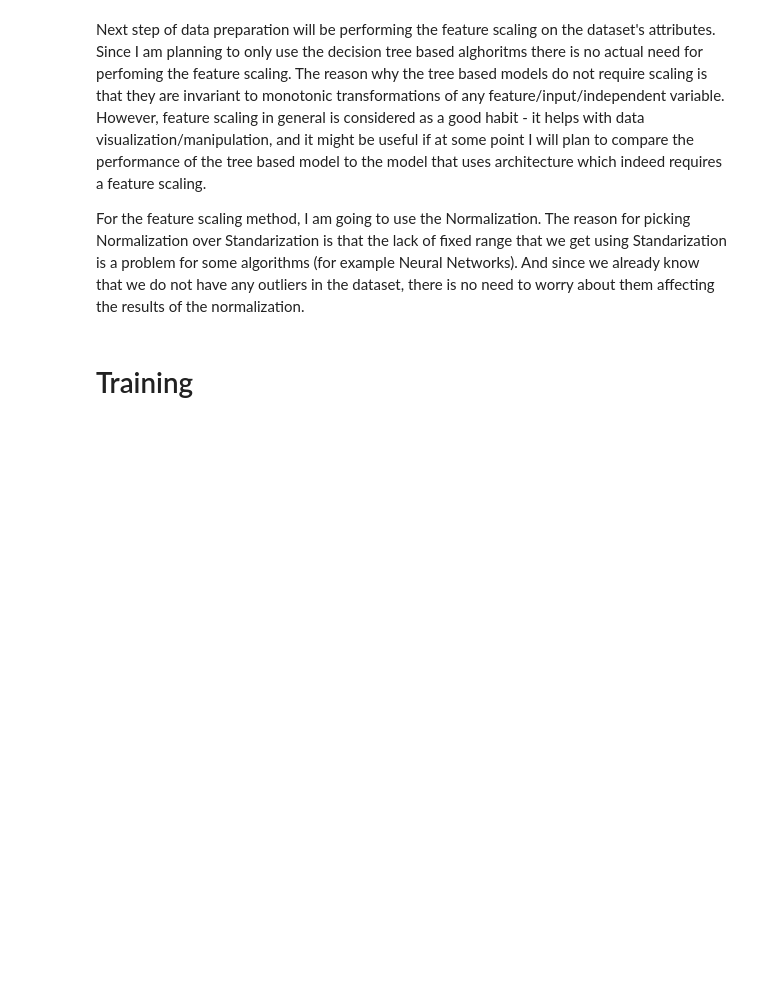
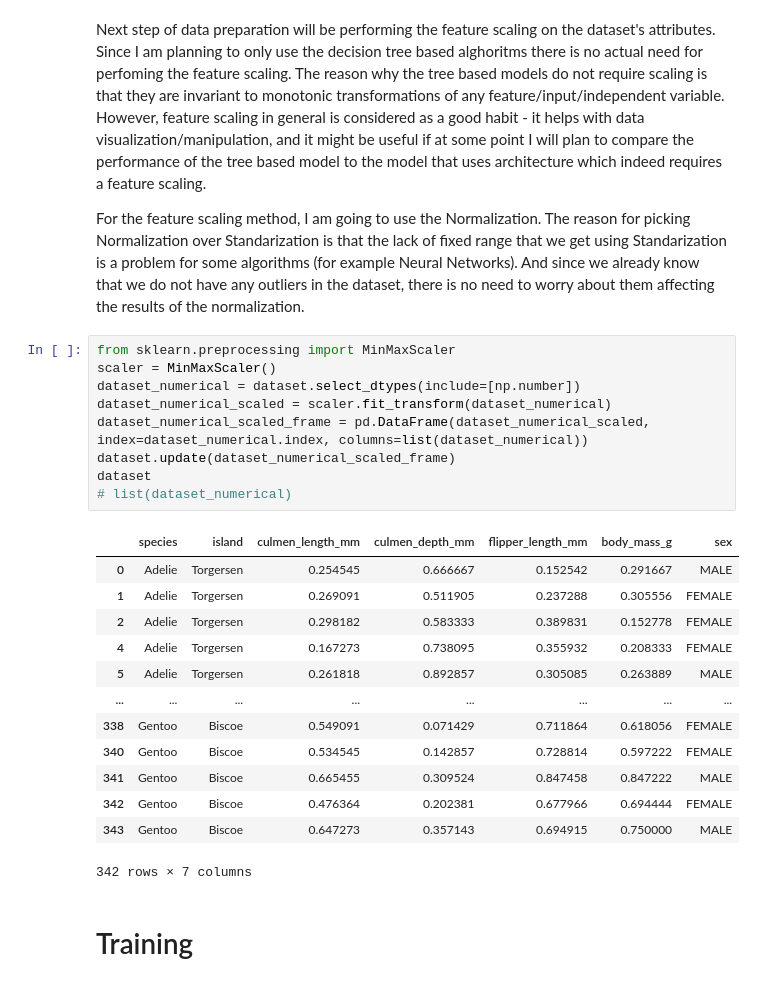
Before and after one commit to 6rishka/Palmer-Penguin, a Jupyter notebook: Palmer Penguin Classification.ipynb, the cells around one changed output. Drawn from its saved outputs; the diff is of its cells as text; blank space fills up the shorter version.

```diff
--- a/Palmer Penguin Classification.ipynb
+++ b/Palmer Penguin Classification.ipynb
@@ -264,6 +264,29 @@ We can see that all missing values in the dataset have been handled properly, so
 Next step of data preparation will be performing the feature scaling on the dataset's attributes. Since I am planning to only use the decision tree based alghoritms there is no actual need for perfoming the feature scaling. The reason why the tree based models do not require scaling is that they are invariant to monotonic transformations of any feature/input/independent variable. However, feature scaling in general is considered as a good habit - it helps with data visualization/manipulation, and it might be useful if at some point I will plan to compare the performance of the tree based model to the model that uses architecture which indeed requires a feature scaling.
 
 For the feature scaling method, I am going to use the Normalization. The reason for picking Normalization over Standarization is that the lack of fixed range that we get using Standarization is a problem for some algorithms (for example Neural Networks). And since we already know that we do not have any outliers in the dataset, there is no need to worry about them affecting the results of the normalization.
+# %%
+from sklearn.preprocessing import MinMaxScaler
+scaler = MinMaxScaler()
+dataset_numerical = dataset.select_dtypes(include=[np.number])
+dataset_numerical_scaled = scaler.fit_transform(dataset_numerical)
+dataset_numerical_scaled_frame = pd.DataFrame(dataset_numerical_scaled, index=dataset_numerical.index, columns=list(dataset_numerical))
+dataset.update(dataset_numerical_scaled_frame)
+dataset
+# list(dataset_numerical)
+# %% [output]
+|  | species | island | culmen_length_mm | culmen_depth_mm | flipper_length_mm | body_mass_g | sex |
+| 0 | Adelie | Torgersen | 0.254545 | 0.666667 | 0.152542 | 0.291667 | MALE |
+| 1 | Adelie | Torgersen | 0.269091 | 0.511905 | 0.237288 | 0.305556 | FEMALE |
+| 2 | Adelie | Torgersen | 0.298182 | 0.583333 | 0.389831 | 0.152778 | FEMALE |
+| 4 | Adelie | Torgersen | 0.167273 | 0.738095 | 0.355932 | 0.208333 | FEMALE |
+| 5 | Adelie | Torgersen | 0.261818 | 0.892857 | 0.305085 | 0.263889 | MALE |
+| ... | ... | ... | ... | ... | ... | ... | ... |
+| 338 | Gentoo | Biscoe | 0.549091 | 0.071429 | 0.711864 | 0.618056 | FEMALE |
+| 340 | Gentoo | Biscoe | 0.534545 | 0.142857 | 0.728814 | 0.597222 | FEMALE |
+| 341 | Gentoo | Biscoe | 0.665455 | 0.309524 | 0.847458 | 0.847222 | MALE |
+| 342 | Gentoo | Biscoe | 0.476364 | 0.202381 | 0.677966 | 0.694444 | FEMALE |
+| 343 | Gentoo | Biscoe | 0.647273 | 0.357143 | 0.694915 | 0.750000 | MALE |
+342 rows × 7 columns
 # %% [markdown]
 # Training
 # %% [markdown]
```
Also changed, not shown: parts of 9 cells of this notebook.
